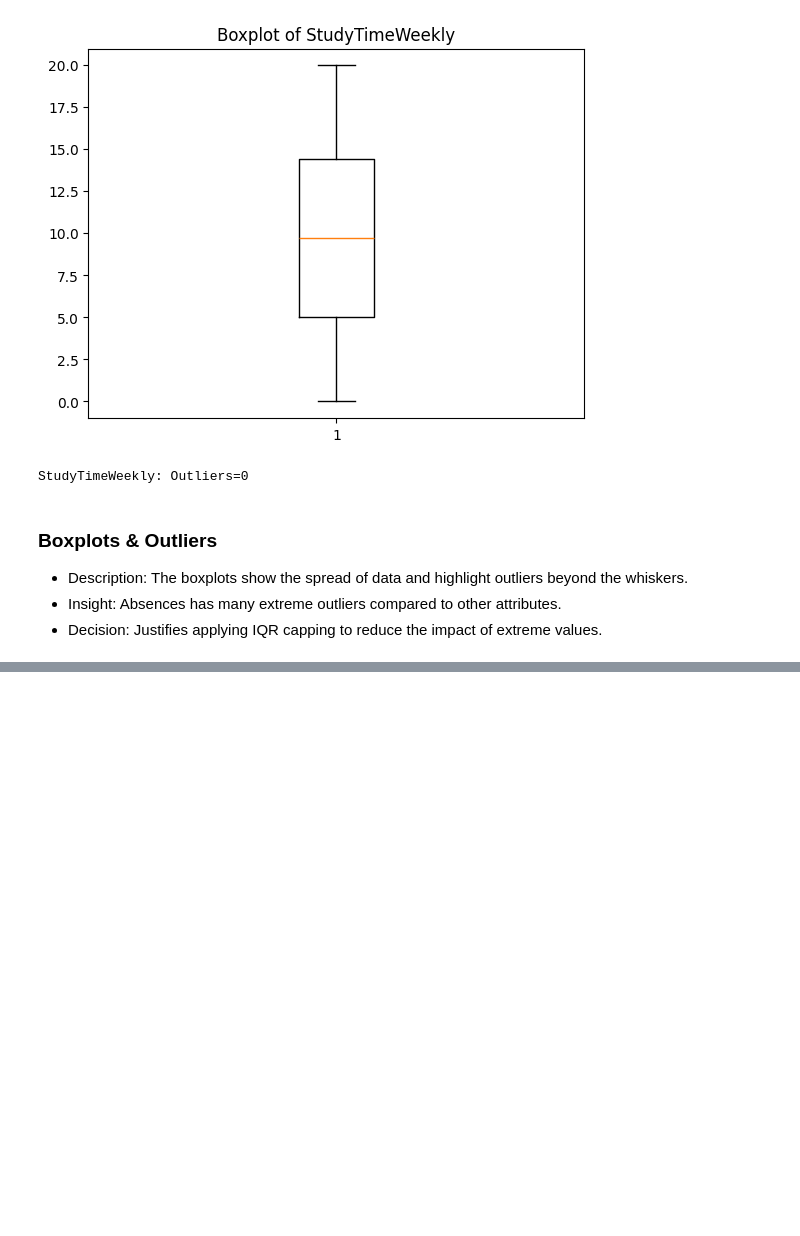
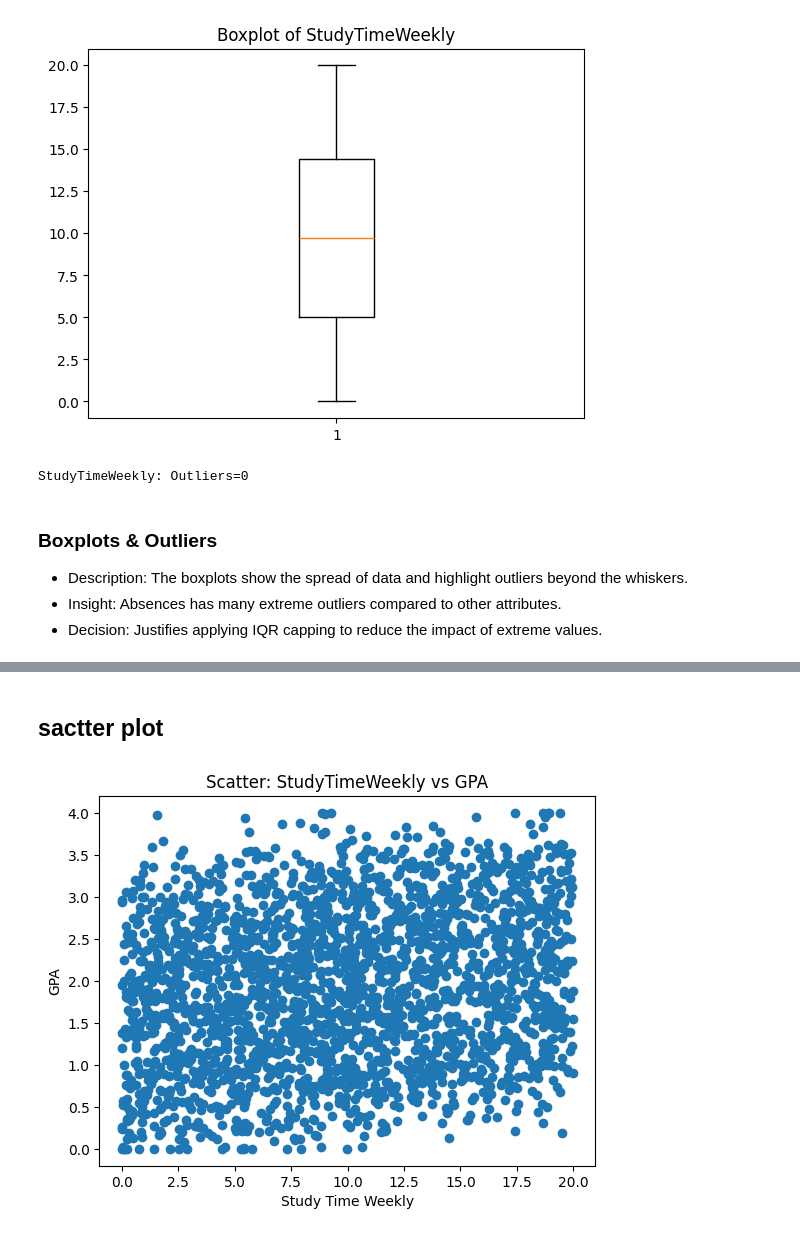
Before and after one commit to lujainAziz/LujainAlmajyul-it326, a Jupyter notebook: phase2.ipynb, the cells around one changed output, grey strips where cells are left out. Cells and saved outputs as stored; diff of their text form; code cells hidden in the pictures; blank space fills up the shorter version.

```diff
--- a/phase2.ipynb
+++ b/phase2.ipynb
@@ -111,0 +129,11 @@ StudyTimeWeekly: Outliers=0
+# %% [markdown]
+
+## sactter plot
+# %%
+plt.scatter(df['StudyTimeWeekly'], df['GPA'])
+plt.title("Scatter: StudyTimeWeekly vs GPA")
+plt.xlabel("Study Time Weekly")
+plt.ylabel("GPA")
+plt.show()
+# %% [output]
+[figure, added]
```
Also changed, not shown: parts of 4 cells of this notebook.
